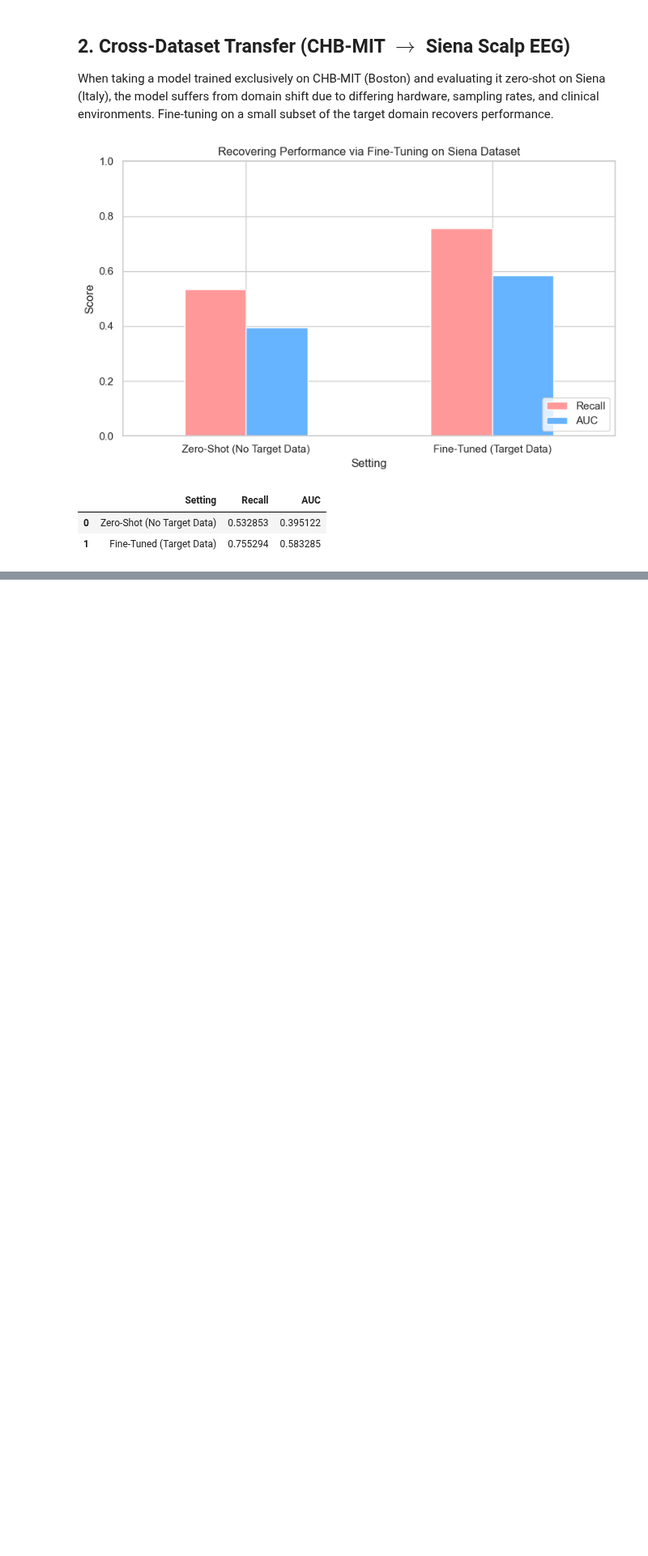
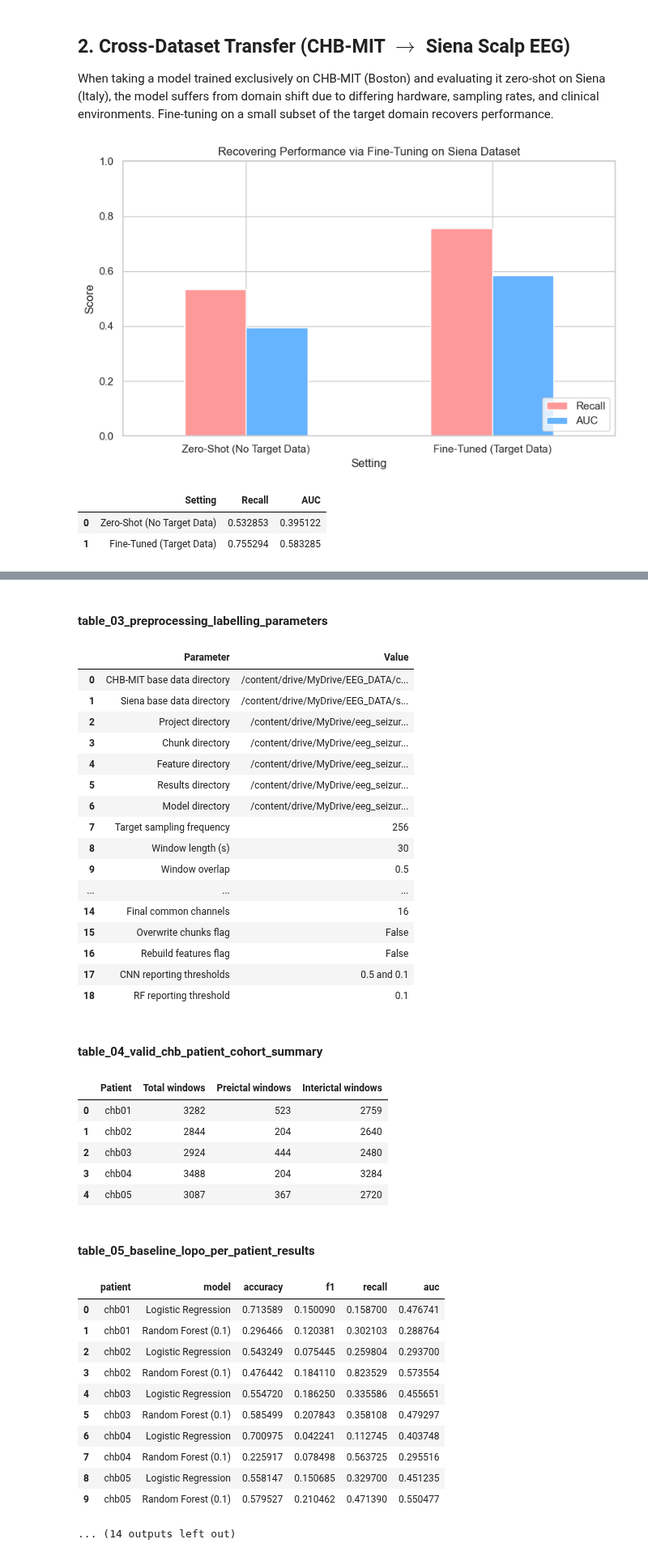
Before and after one commit to fakhar-nadeem/eeg-seizure-prediction, a Jupyter notebook: notebook/01_results_showcase.ipynb, the cells around one changed output, grey strips where cells are left out. Shown at 81% size. Cells and saved outputs as stored; diff of their text form; code cells hidden in the pictures; blank space fills up the shorter version.

Commit message:
Add all dissertation tables, save plot assets, and embed in README

```diff
--- a/notebook/01_results_showcase.ipynb
+++ b/notebook/01_results_showcase.ipynb
@@ -98,3 +100,20 @@ display(comparison_df)
 |  | Setting | Recall | AUC |
 | 0 | Zero-Shot (No Target Data) | 0.532853 | 0.395122 |
 | 1 | Fine-Tuned (Target Data) | 0.755294 | 0.583285 |
+# %%
+import glob
+import os
+from IPython.display import display, Markdown
+
+# Get all CSV files in the results directory
+all_tables = sorted(glob.glob("../data/results/*.csv"))
+
+display(Markdown("## 3. Complete Dissertation Tables Archive"))
+display(Markdown("Below are all data tables generated during the evaluation phases of the project, including dataset characteristics, baseline metrics, and event-level burden."))
+
+for table_path in all_tables:
+    table_name = os.path.basename(table_path).replace(".csv", "")
+    display(Markdown(f"#### {table_name}"))
+    df = pd.read_csv(table_path)
+    display(df)
+# %% [output]
@@ -100,0 +128,38 @@ display(comparison_df)
+#### table_03_preprocessing_labelling_parameters
+|  | Parameter | Value |
+| 0 | CHB-MIT base data directory | /content/drive/MyDrive/EEG_DATA/c... |
+| 1 | Siena base data directory | /content/drive/MyDrive/EEG_DATA/s... |
+| 2 | Project directory | /content/drive/MyDrive/eeg_seizur... |
+| 3 | Chunk directory | /content/drive/MyDrive/eeg_seizur... |
+| 4 | Feature directory | /content/drive/MyDrive/eeg_seizur... |
+| 5 | Results directory | /content/drive/MyDrive/eeg_seizur... |
+| 6 | Model directory | /content/drive/MyDrive/eeg_seizur... |
+| 7 | Target sampling frequency | 256 |
+| 8 | Window length (s) | 30 |
+| 9 | Window overlap | 0.5 |
+| ... | ... | ... |
+| 14 | Final common channels | 16 |
+| 15 | Overwrite chunks flag | False |
+| 16 | Rebuild features flag | False |
+| 17 | CNN reporting thresholds | 0.5 and 0.1 |
+| 18 | RF reporting threshold | 0.1 |
+#### table_04_valid_chb_patient_cohort_summary
+|  | Patient | Total windows | Preictal windows | Interictal windows |
+| 0 | chb01 | 3282 | 523 | 2759 |
+| 1 | chb02 | 2844 | 204 | 2640 |
+| 2 | chb03 | 2924 | 444 | 2480 |
+| 3 | chb04 | 3488 | 204 | 3284 |
+| 4 | chb05 | 3087 | 367 | 2720 |
+#### table_05_baseline_lopo_per_patient_results
+|  | patient | model | accuracy | f1 | recall | auc |
+| 0 | chb01 | Logistic Regression | 0.713589 | 0.150090 | 0.158700 | 0.476741 |
+| 1 | chb01 | Random Forest (0.1) | 0.296466 | 0.120381 | 0.302103 | 0.288764 |
+| 2 | chb02 | Logistic Regression | 0.543249 | 0.075445 | 0.259804 | 0.293700 |
+| 3 | chb02 | Random Forest (0.1) | 0.476442 | 0.184110 | 0.823529 | 0.573554 |
+| 4 | chb03 | Logistic Regression | 0.554720 | 0.186250 | 0.335586 | 0.455651 |
+| 5 | chb03 | Random Forest (0.1) | 0.585499 | 0.207843 | 0.358108 | 0.479297 |
+| 6 | chb04 | Logistic Regression | 0.700975 | 0.042241 | 0.112745 | 0.403748 |
+| 7 | chb04 | Random Forest (0.1) | 0.225917 | 0.078498 | 0.563725 | 0.295516 |
+| 8 | chb05 | Logistic Regression | 0.558147 | 0.150685 | 0.329700 | 0.451235 |
+| 9 | chb05 | Random Forest (0.1) | 0.579527 | 0.210462 | 0.471390 | 0.550477 |
+... (14 outputs left out)
```
Also changed, not shown: parts of 3 cells of this notebook, 12 other files.
